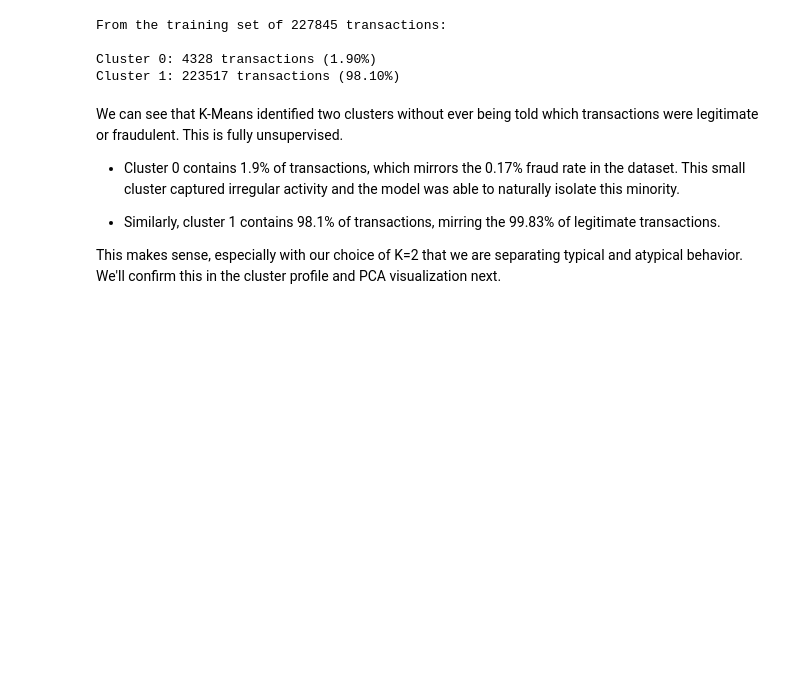
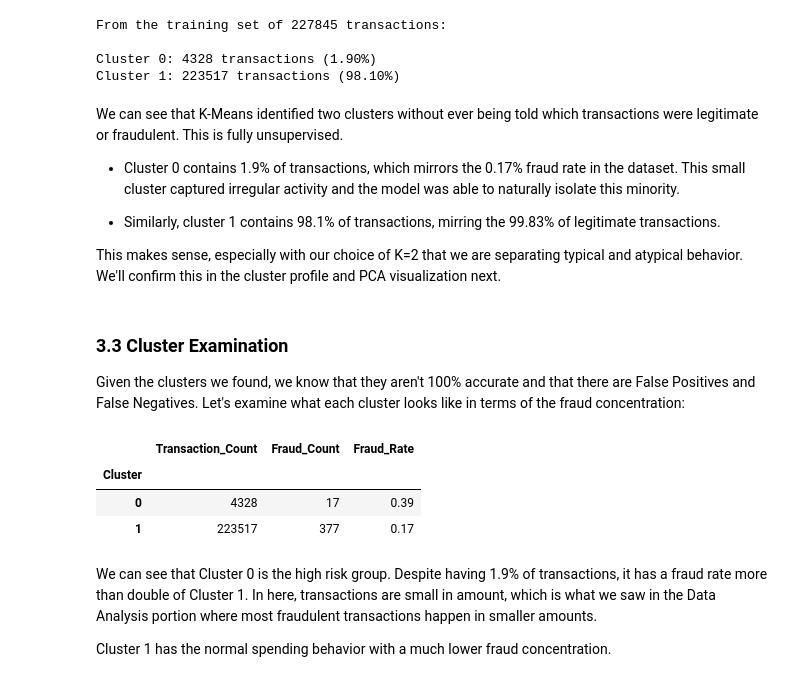
Before and after one commit to ShawarmaOnGit/ML-Assessment, a Jupyter notebook: credit_card_fraud_detection.ipynb, the cells around one changed output. Cells and saved outputs as stored; diff of their text form; code cells hidden in the pictures; blank space fills up the shorter version.

Commit message:
feat: Add cluster examination

```diff
--- a/credit_card_fraud_detection.ipynb
+++ b/credit_card_fraud_detection.ipynb
@@ -396,3 +396,25 @@ We can see that K-Means identified two clusters without ever being told which tr
 - Similarly, cluster 1 contains 98.1% of transactions, mirring the 99.83% of legitimate transactions.
 
 This makes sense, especially with our choice of K=2 that we are separating typical and atypical behavior. We'll confirm this in the cluster profile and PCA visualization next.
+# %% [markdown]
+### 3.3 Cluster Examination
+
+Given the clusters we found, we know that they aren't 100% accurate and that there are False Positives and False Negatives. Let's examine what each cluster looks like in terms of the fraud concentration:
+# %%
+df_train = X_train.copy()
+df_train['Cluster'] = train_clusters
+df_train['Class'] = y_train.values
+
+profile = df_train.groupby('Cluster').agg(Transaction_Count=('Class', 'count'), Fraud_Count=('Class', 'sum'), Fraud_Rate=('Class', 'mean'),).round(4)
+profile['Fraud_Rate'] = (profile['Fraud_Rate'] * 100).round(3)
+
+display(profile)
+# %% [output]
+|  | Transaction_Count | Fraud_Count | Fraud_Rate |
+| Cluster |  |  |  |
+| 0 | 4328 | 17 | 0.39 |
+| 1 | 223517 | 377 | 0.17 |
+# %% [markdown]
+We can see that Cluster 0 is the high risk group. Despite having 1.9% of transactions, it has a fraud rate more than double of Cluster 1. In here, transactions are small in amount, which is what we saw in the Data Analysis portion where most fraudulent transactions happen in smaller amounts.
+
+Cluster 1 has the normal spending behavior with a much lower fraud concentration.
```
